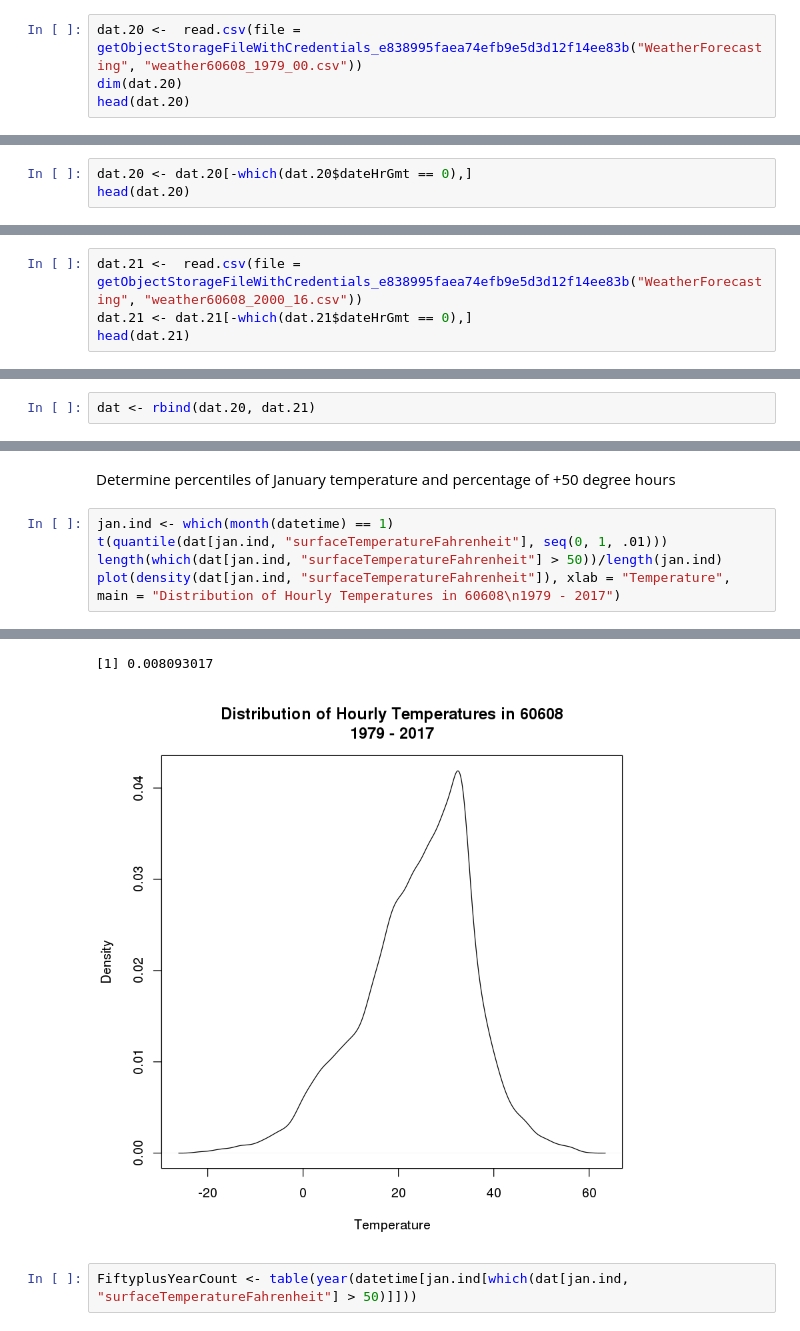
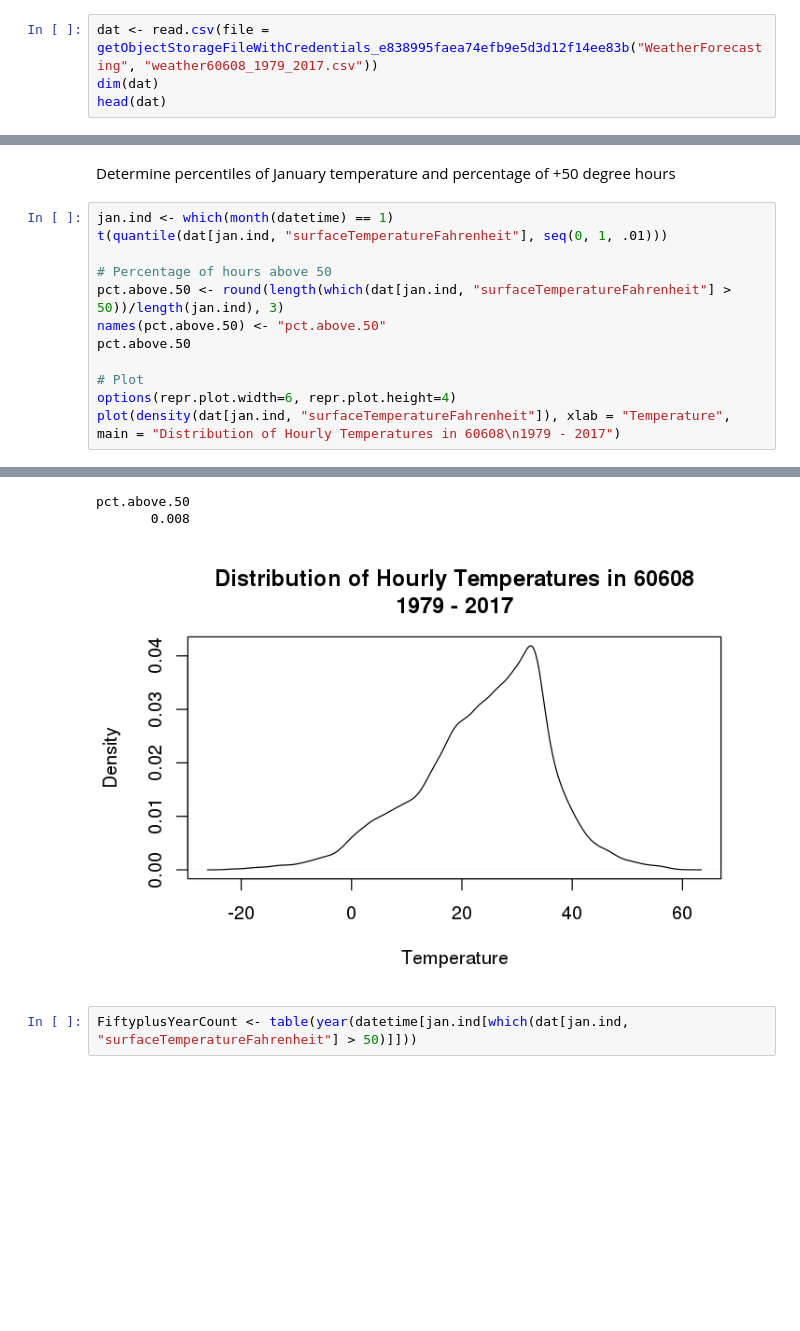
Before and after one commit to TroyHernandez/Notebooks, a Jupyter notebook: WeatherNorms.ipynb, the cells around one changed output, grey strips where cells are left out. Saved outputs shown, nothing was run; the diff lists cells and outputs as text; blank space fills up the shorter version.

```diff
--- a/WeatherNorms.ipynb
+++ b/WeatherNorms.ipynb
@@ -37,7 +35,7 @@ There are a few empty rows to start the data, so I'll remove those.
 # %%
-dat.20 <-  read.csv(file = getObjectStorageFileWithCredentials_e838995faea74efb9e5d3d12f14ee83b("WeatherForecasting", "weather60608_1979_00.csv"))
-dim(dat.20)
-head(dat.20)
+dat <- read.csv(file = getObjectStorageFileWithCredentials_e838995faea74efb9e5d3d12f14ee83b("WeatherForecasting", "weather60608_1979_2017.csv"))
+dim(dat)
+head(dat)
 # %% [output]
 Loading required package: httr
 Loading required package: RCurl
@@ -59,3 +56,0 @@ The following object is masked from ‘package:SparkR’:
-# %%
-dat.20 <- dat.20[-which(dat.20$dateHrGmt == 0),]
-head(dat.20)
@@ -84,4 +56,0 @@ tail(dat.20)
-# %%
-dat.21 <-  read.csv(file = getObjectStorageFileWithCredentials_e838995faea74efb9e5d3d12f14ee83b("WeatherForecasting", "weather60608_2000_16.csv"))
-dat.21 <- dat.21[-which(dat.21$dateHrGmt == 0),]
-head(dat.21)
@@ -98,5 +57,3 @@ Put the data together.
-# %%
-dat <- rbind(dat.20, dat.21)
 # %%
 head(dat[, c("dateHrLwt", "surfaceTemperatureFahrenheit")])
 # %% [output]
@@ -129,13 +86,21 @@ Determine percentiles of January temperature and percentage of +50 degree hours
 # %%
 jan.ind <- which(month(datetime) == 1)
 t(quantile(dat[jan.ind, "surfaceTemperatureFahrenheit"], seq(0, 1, .01)))
-length(which(dat[jan.ind, "surfaceTemperatureFahrenheit"] > 50))/length(jan.ind)
+
+# Percentage of hours above 50
+pct.above.50 <- round(length(which(dat[jan.ind, "surfaceTemperatureFahrenheit"] > 50))/length(jan.ind), 3)
+names(pct.above.50) <- "pct.above.50"
+pct.above.50
+
+# Plot
+options(repr.plot.width=6, repr.plot.height=4)
 plot(density(dat[jan.ind, "surfaceTemperatureFahrenheit"]), xlab = "Temperature", main = "Distribution of Hourly Temperatures in 60608\n1979 - 2017")
 # %% [output]
 | 0% | 1% | 2% | 3% | 4% | 5% | 6% | 7% | 8% | 9% | ... | 91% | ... |
 | -22.1 | -7.5 | -3.2 | -0.5 | 1 | 2.3 | 3.5 | 4.5 | 5.5 | 6.5 | ... | 37.6 | ... |
-[1] 0.008093017
+pct.above.50
+       0.008
-[figure, old version]
+[figure, new version]
 # %%
 FiftyplusYearCount <- table(year(datetime[jan.ind[which(dat[jan.ind, "surfaceTemperatureFahrenheit"] > 50)]]))
 # %%
```
Also changed, not shown: parts of 9 cells of this notebook.
